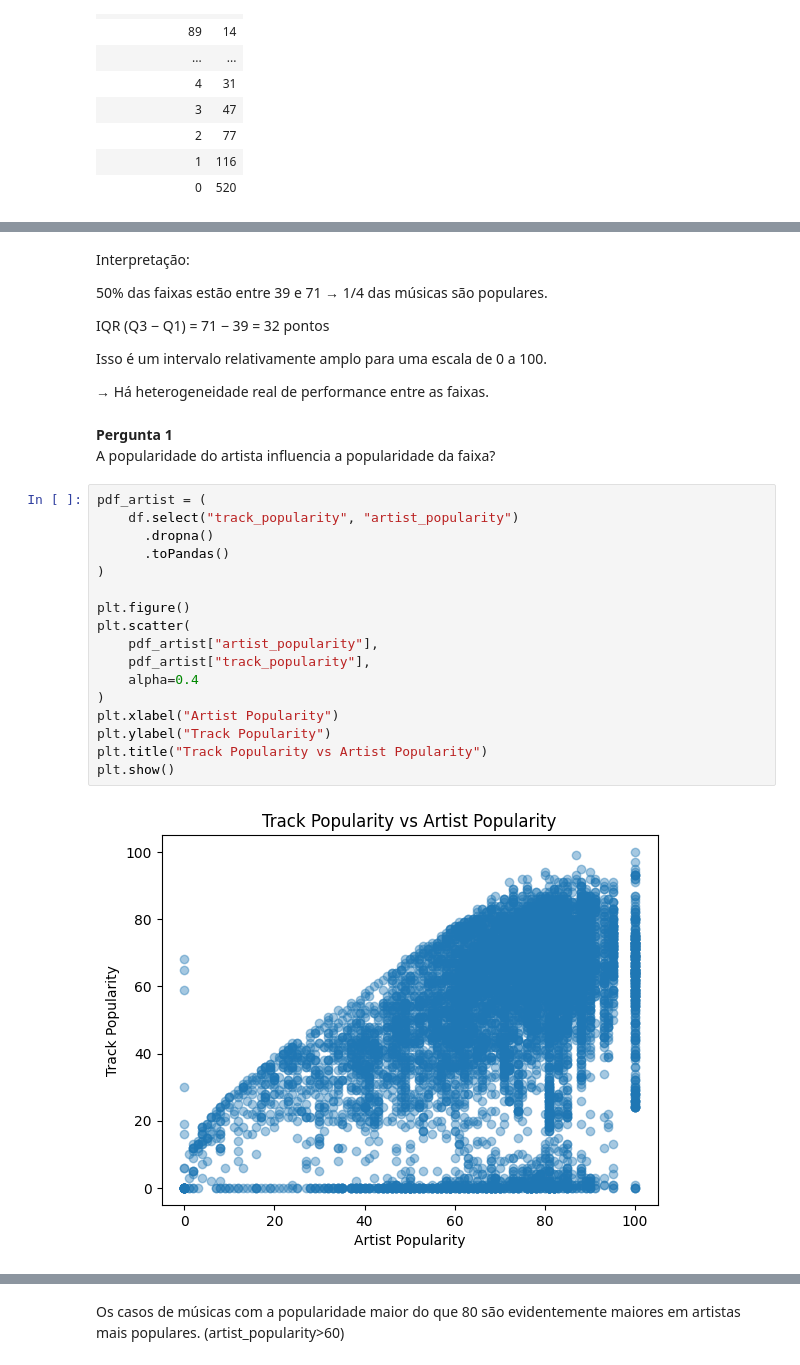
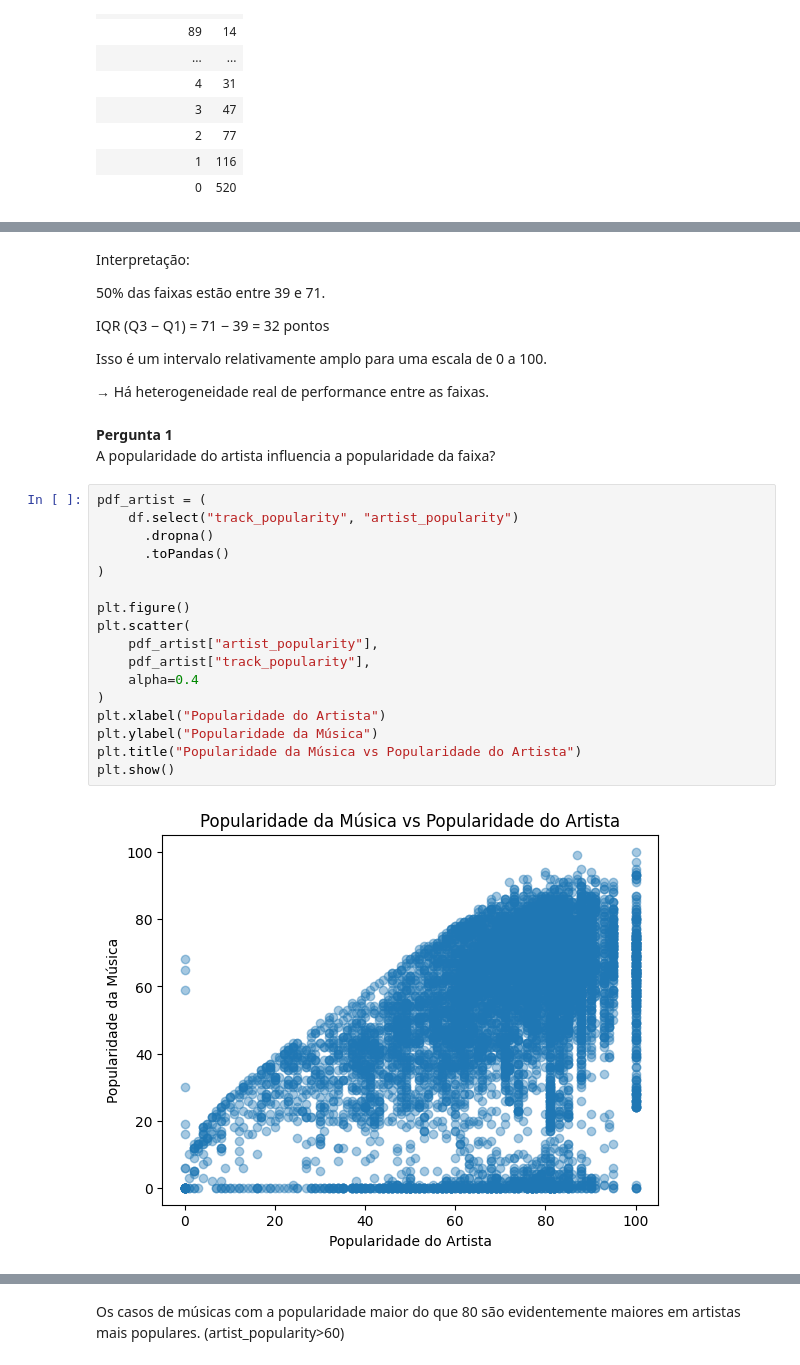
Before and after one commit to igorpedrozo27/MVP_Eng_Dados, a Jupyter notebook: MVP_ENGENHARIA_DE_DADOS.ipynb, the cells around one changed output, grey strips where cells are left out. Saved outputs shown, nothing was run; the diff lists cells and outputs as text.

```diff
--- a/MVP_ENGENHARIA_DE_DADOS.ipynb
+++ b/MVP_ENGENHARIA_DE_DADOS.ipynb
@@ -311,7 +343,7 @@ If `index_col` is not specified for `read_table`, the default index is attached
 # %% [markdown]
 Interpretação:
 
-50% das faixas estão entre 39 e 71 → 1/4 das músicas são populares.
+50% das faixas estão entre 39 e 71.
 
 IQR (Q3 − Q1) = 71 − 39 = 32 pontos
 
@@ -324,19 +356,19 @@ A popularidade do artista influencia a popularidade da faixa?
 # %%
 pdf_artist = (
     df.select("track_popularity", "artist_popularity")
       .dropna()
       .toPandas()
 )
 
 plt.figure()
 plt.scatter(
     pdf_artist["artist_popularity"],
     pdf_artist["track_popularity"],
     alpha=0.4
 )
-plt.xlabel("Artist Popularity")
-plt.ylabel("Track Popularity")
-plt.title("Track Popularity vs Artist Popularity")
+plt.xlabel("Popularidade do Artista")
+plt.ylabel("Popularidade da Música")
+plt.title("Popularidade da Música vs Popularidade do Artista")
 plt.show()
 # %% [output]
-[figure, old version]
+[figure, new version]
```
Also changed, not shown: parts of 11 cells of this notebook.
